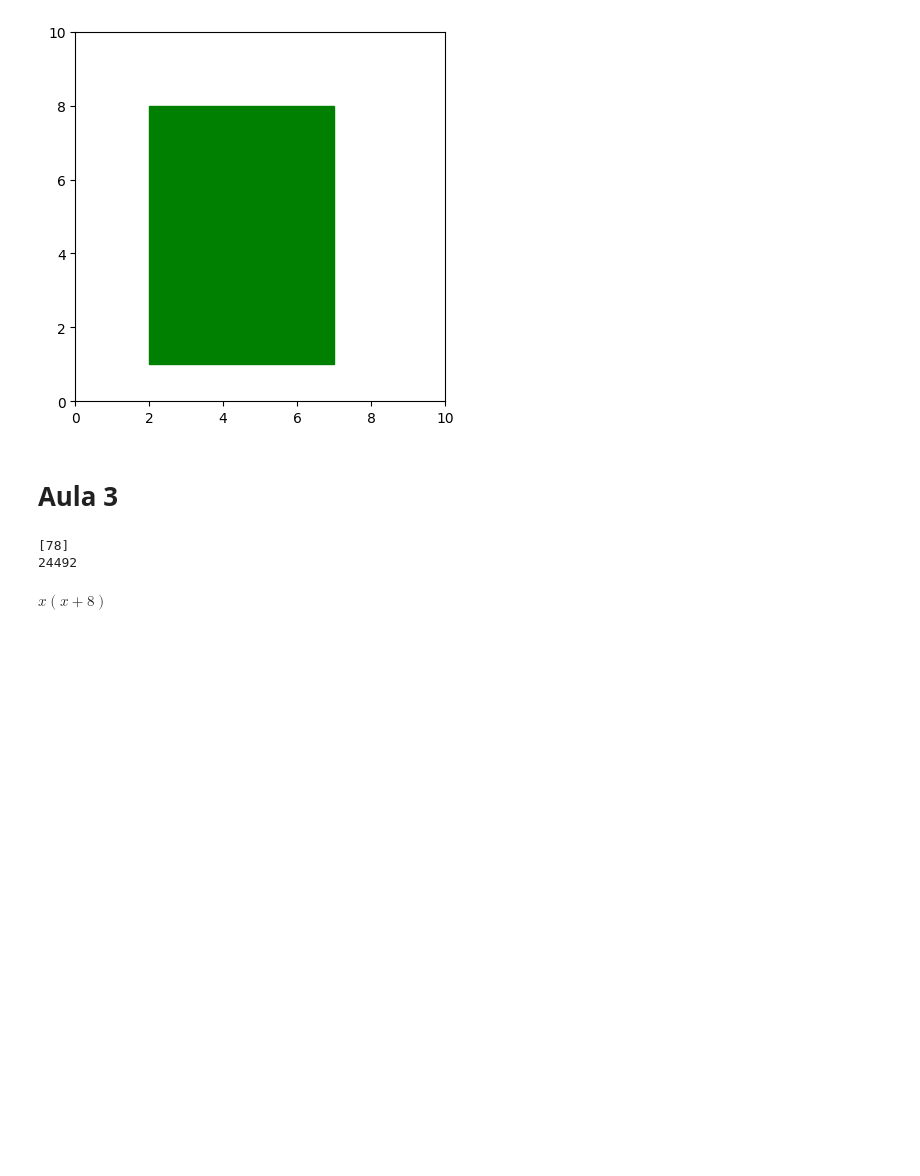
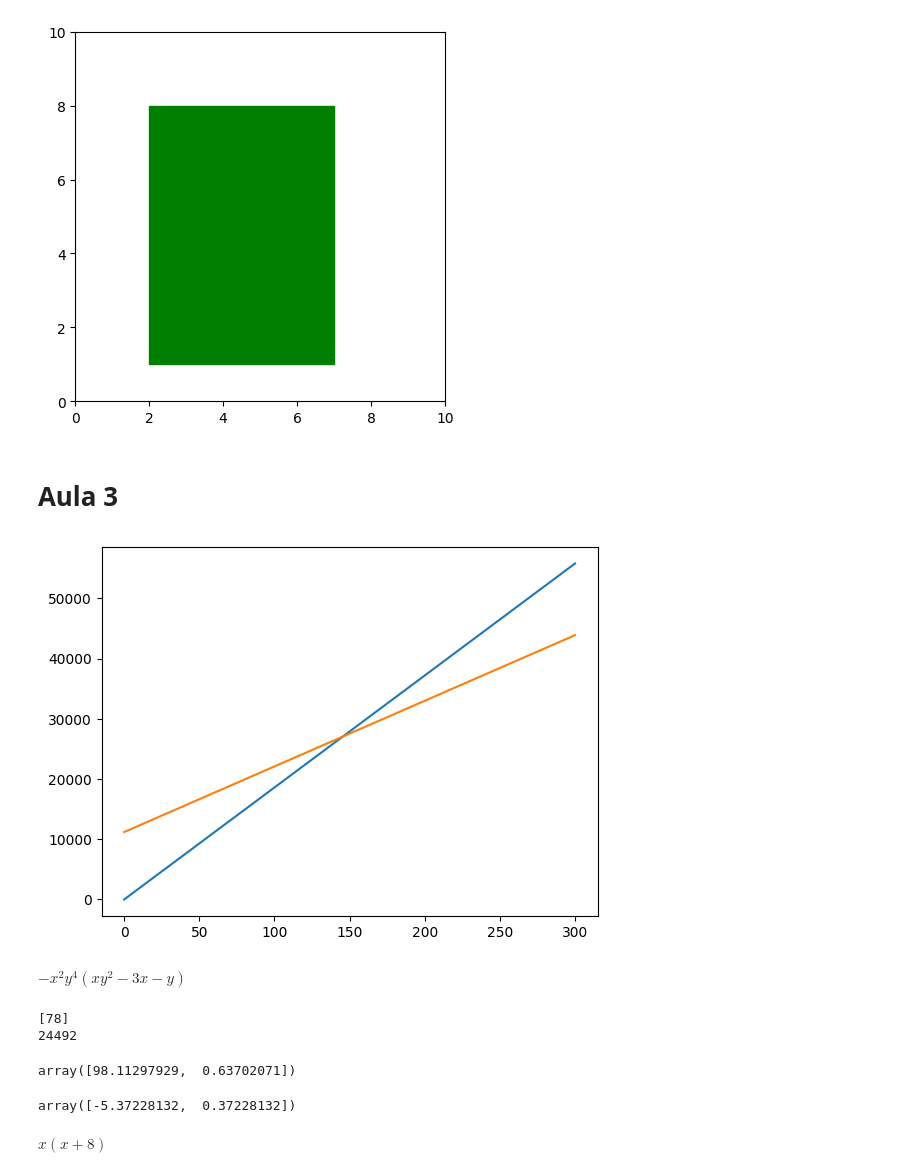
Before and after one commit to joaovictor2306069/Matematica-Aplicada, a Jupyter notebook: Ferramentas_Matematica_Aplicadas.ipynb, the cells around one changed output. Drawn from its saved outputs; the diff is of its cells as text; code cells hidden in the pictures; blank space fills up the shorter version.

```diff
--- a/Ferramentas_Matematica_Aplicadas.ipynb
+++ b/Ferramentas_Matematica_Aplicadas.ipynb
@@ -23,6 +23,25 @@ plt.xlim(0,10)
 [figure]
 # %% [markdown]
 # Aula 3
+# %%
+# Representação de grafico
+import matplotlib.pyplot as plt
+import numpy as np
+x1 = np.linspace(0,300,100)
+y1 = 186*x1
+y2 = 109*x1+11200
+plt.plot(x1,y1)
+plt.plot(x1,y2)
+plt.show()
+# aobne elas se cruzam é o ponto de equilibrio
+# %% [output]
+[figure, added]
+# %%
+from sympy import *
+x,y = symbols("x y")
+factor(x**2*y**5 + 3*x**3*y**4 -x**3*y**6)
+# %% [output]
+$\displaystyle - x^{2} y^{4} \left(x y^{2} - 3 x - y\right)$
 # %%
 from sympy import * # questao de ponto de equilibrio
 x,c, r = symbols("x r c ")
@@ -35,6 +54,20 @@ print(yp)
 # %% [output]
 [78]
 24492
+# %%
+# problema de encontrar raizes
+import numpy as np
+coef = [-80,7900,-5000]
+np.roots(coef)
+# %% [output]
+array([98.11297929,  0.63702071])
+# %%
+# Problema de raiz novamente
+import numpy as np
+c = [2,10,-4]
+np.roots(c)
+# %% [output]
+array([-5.37228132,  0.37228132])
 # %%
 # Fatoração
 from sympy import *
```
Also changed, not shown: parts of 10 cells of this notebook.
